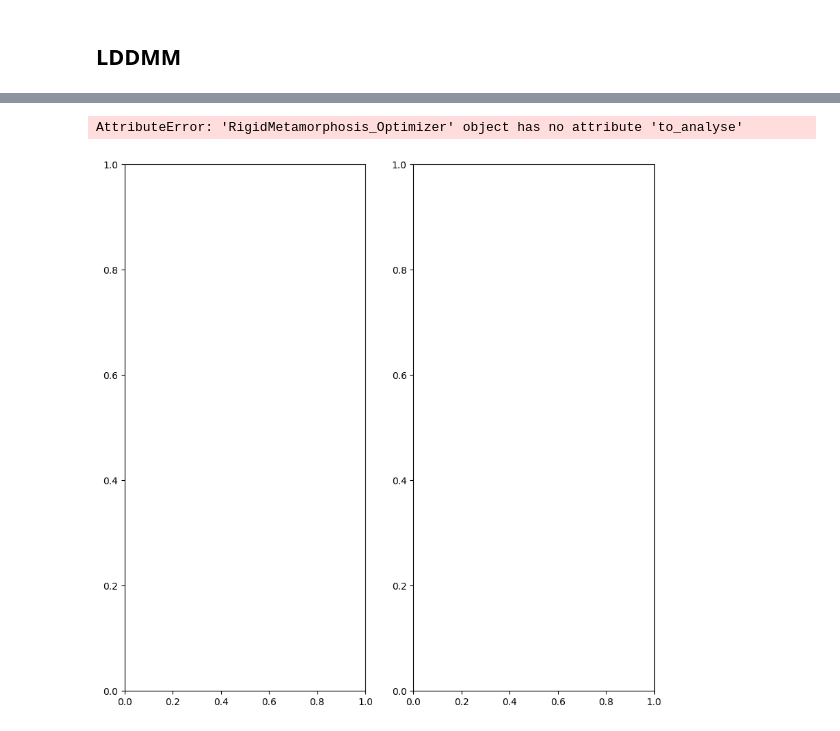
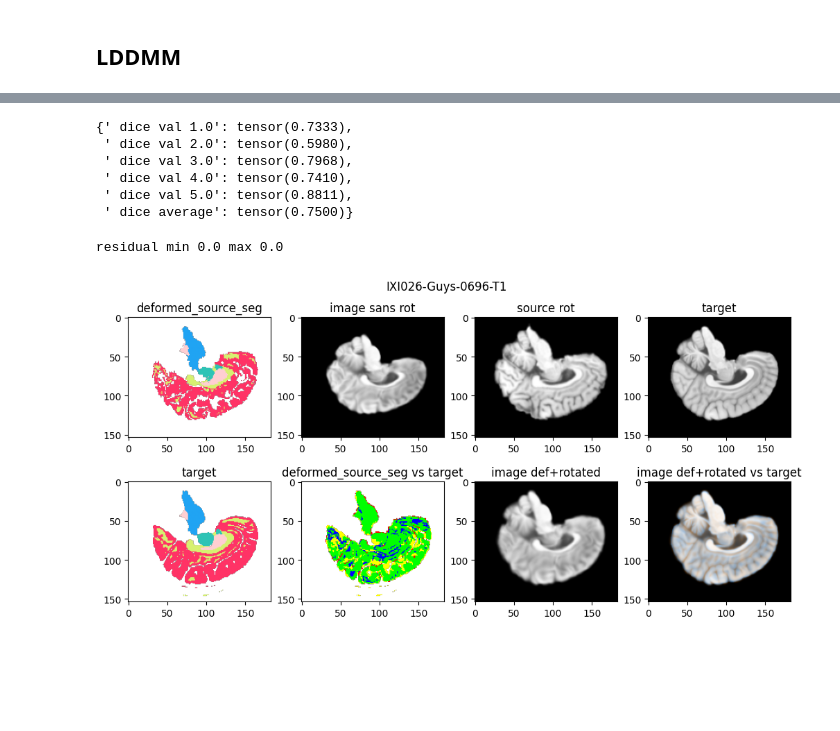
Before and after one commit to antonfrancois/Demeter_metamorphosis, a Jupyter notebook: examples/execute_ixi_template.ipynb, the cells around one changed output, grey strips where cells are left out. Saved outputs shown, nothing was run; the diff lists cells and outputs as text; code cells hidden in the pictures; blank space fills up the shorter version.

```diff
--- a/examples/execute_ixi_template.ipynb
+++ b/examples/execute_ixi_template.ipynb
@@ -275,14 +279,11 @@ best_rotation = tensor([[ 0.3688, -0.8389, -0.4002],
         [ 0.8749,  0.4587, -0.1552],
         [ 0.3138, -0.2929,  0.9032]])
 # %%
-best_momentum_R = torch. tensor([[-0.0418, -0.1997,  0.0224],
-        [ 0.1988, -0.0414,  0.0215],
-        [-0.0291, -0.0109, -0.0010]])
-best_momentum_T = torch. tensor([-0.0040, -0.0030,  0.0015])
-best_momentum_S = torch. tensor([0.1479, 0.0832, 0.0471])
-best_rotation = torch.tensor([[-0.3807,  0.9247, -0.0035],
-        [-0.9247, -0.3807,  0.0040],
-        [ 0.0024,  0.0048,  1.0000]])
+best_momentum_R = torch. tensor([[-0.0014, -0.0377, -0.0019],
+        [ 0.0375, -0.0083,  0.0827],
+        [-0.0043, -0.0826, -0.0069]])
+best_momentum_T = torch. tensor([ 0.0014, -0.0064, -0.0053])
+best_momentum_S = torch. tensor([0.1278, 0.0857, 0.1622])
 # %% [markdown]
 ## Check rigid search
 # %%
@@ -414,9 +422,9 @@ kernelOperator = rk.Multi_scale_GaussianRKHS(sigma, normalized=False)
 
 ic(momenta)
 
-alpha = .5
+alpha = .3
 rho = 1
-cost_cst = .1
+cost_cst = .01
 integration_steps = 10
 
 datacost = mt.Rotation_Ssd_Cost(target_b.to("cuda:0"), alpha=alpha)
@@ -531,8 +539,57 @@ residual min 0.0 max 0.0
+# %%
+tb.average_dice(mr.target_segmentation, mr.source_seg_deformed)
+# %% [output]
+{' dice val 1.0': tensor(0.7333),
+ ' dice val 2.0': tensor(0.5980),
+ ' dice val 3.0': tensor(0.7968),
+ ' dice val 4.0': tensor(0.7410),
+ ' dice val 5.0': tensor(0.8811),
+ ' dice average': tensor(0.7500)}
 # %%
-mr.plot_cost()
+
+src_rot = tb.imgDeform(mr.source, mr.mp.get_rigidor())
+img_rot = tb.imgDeform(mr.mp.image, mr.mp.get_rigidor())
+
+cmp_img = tb.imCmp(img_rot, mr.target, "compose")[0]
+
+cs = tb.SegmentationComparator()
+cmp_seg = cs(mr.source_seg_deformed, mr.target_segmentation)[0]
+
+T, _, D, H, W = source.shape
+print(f"residual min {mr.mp.residuals.min()} max {mr.mp.residuals.max()}")
+# Choose a central slice for plotting
+slice_index = W // 2 +3
+fig, ax = plt.subplots(2,4,figsize = (10,5), constrained_layout=True)
+ax[0,0].imshow(mr.source_seg_deformed[0,0,..., slice_index].detach().cpu(), cmap =tb.DLT_SEG_CMAP, vmin=0, vmax = 5)
+ax[0,0].set_title(f'deformed_source_seg')
+ax[0,1].imshow(mr.mp.image[0,0,..., slice_index].cpu(), cmap='gray')
+ax[0,1].set_title(f'image sans rot')
+ax[0,2].imshow(src_rot[0,0,..., slice_index], cmap='gray')
+ax[0,2].set_title(f'source rot')
+ax[0,3].imshow(mr.target[0,0,..., slice_index], cmap='gray')
+ax[0,3].set_title(f'target')
+
+ax[1,0].imshow(mr.target_segmentation[0,0,..., slice_index], cmap =tb.DLT_SEG_CMAP, vmin=0, vmax = 5)
+ax[1,0].set_title('target')
+
+ax[1,1].imshow(cmp_seg[..., slice_index, :])
+ax[1,1].set_title(f'deformed_source_seg vs target')
+
+
+
+ax[1,2].imshow(img_rot[0,0,..., slice_index], cmap='gray')
+ax[1,2].set_title('image def+rotated')
+
+ax[1,3].imshow(cmp_img[..., slice_index,:], cmap='gray')
+ax[1,3].set_title('image def+rotated vs target')
+
+
+
+fig.suptitle(subject_name)
+plt.show()
 # %% [output]
-AttributeError: 'RigidMetamorphosis_Optimizer' object has no attribute 'to_analyse'
+residual min 0.0 max 0.0
-[figure, old version]
+[figure, new version]
 # %%
 
 mr.save(f"{name}_ixibrain_rigidscalingLDDMM_colab",
```
Also changed, not shown: parts of 5 cells of this notebook.
